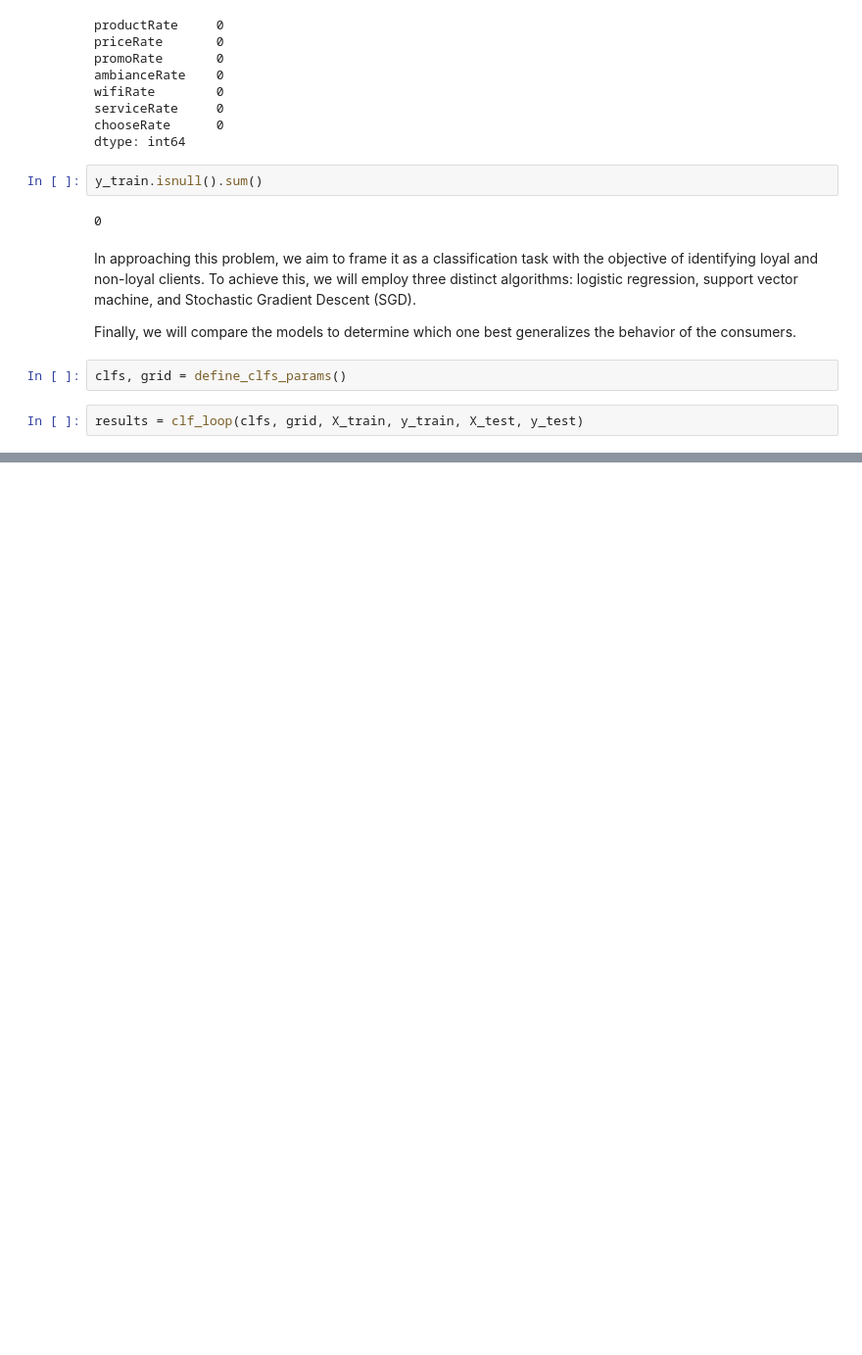
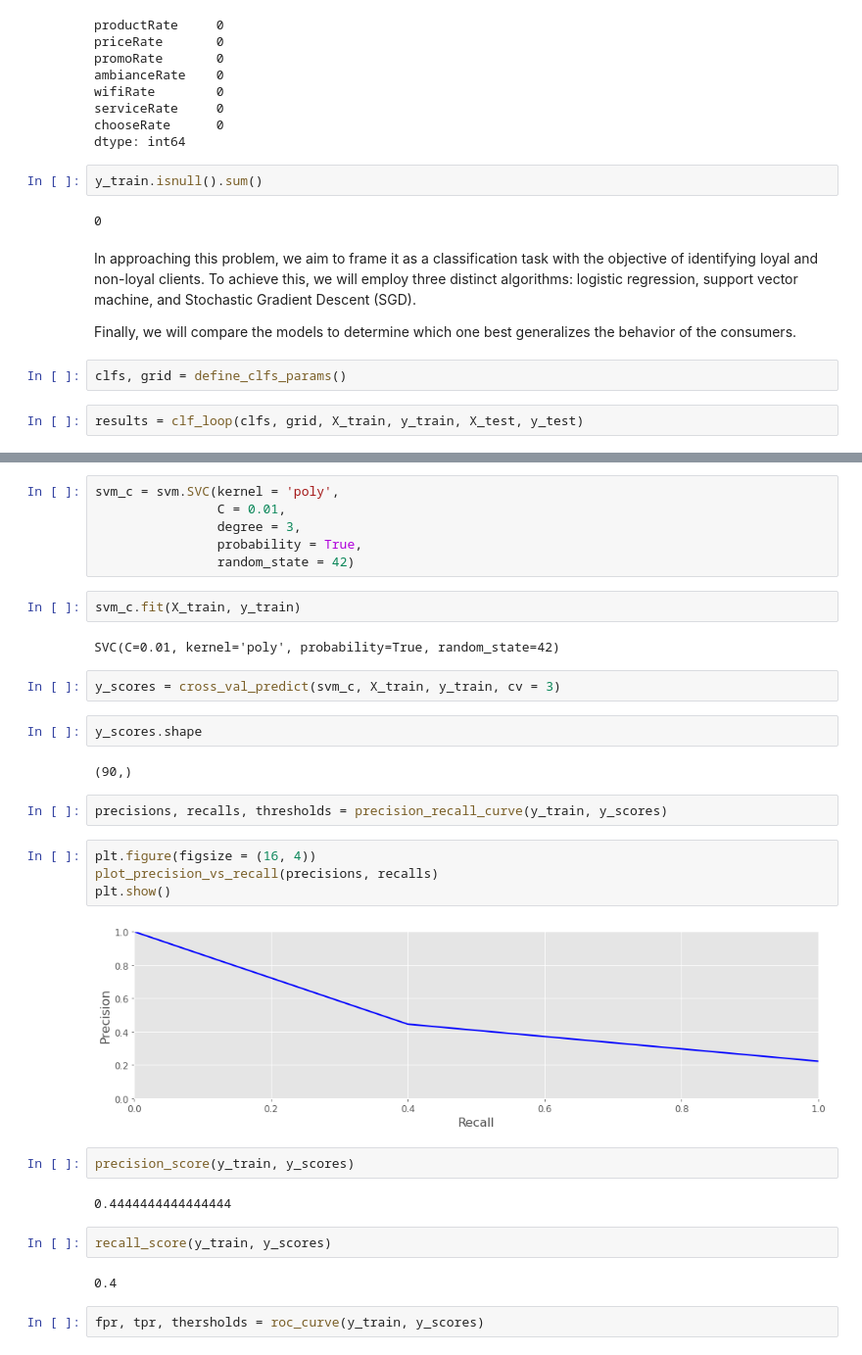
Before and after one commit to miguelvelazco0116/starbucks-customer-survey, a Jupyter notebook: loyalty_drivers.ipynb, the cells around one changed output, grey strips where cells are left out. Shown at 98% size. Saved outputs shown, nothing was run; the diff lists cells and outputs as text; blank space fills up the shorter version.

```diff
--- a/loyalty_drivers.ipynb
+++ b/loyalty_drivers.ipynb
@@ -332,0 +347,34 @@ To assess the model's efficiency, we will proceed with plotting the recall-preci
+# %%
+svm_c = svm.SVC(kernel = 'poly',
+                C = 0.01,
+                degree = 3,
+                probability = True,
+                random_state = 42)
+# %%
+svm_c.fit(X_train, y_train)
+# %% [output]
+SVC(C=0.01, kernel='poly', probability=True, random_state=42)
+# %%
+y_scores = cross_val_predict(svm_c, X_train, y_train, cv = 3)
+# %%
+y_scores.shape
+# %% [output]
+(90,)
+# %%
+precisions, recalls, thresholds = precision_recall_curve(y_train, y_scores)
+# %%
+plt.figure(figsize = (16, 4))
+plot_precision_vs_recall(precisions, recalls)
+plt.show()
+# %% [output]
+[figure, added]
+# %%
+precision_score(y_train, y_scores)
+# %% [output]
+0.4444444444444444
+# %%
+recall_score(y_train, y_scores)
+# %% [output]
+0.4
+# %%
+fpr, tpr, thersholds = roc_curve(y_train, y_scores)
```
Also changed, not shown: parts of 8 cells of this notebook.
